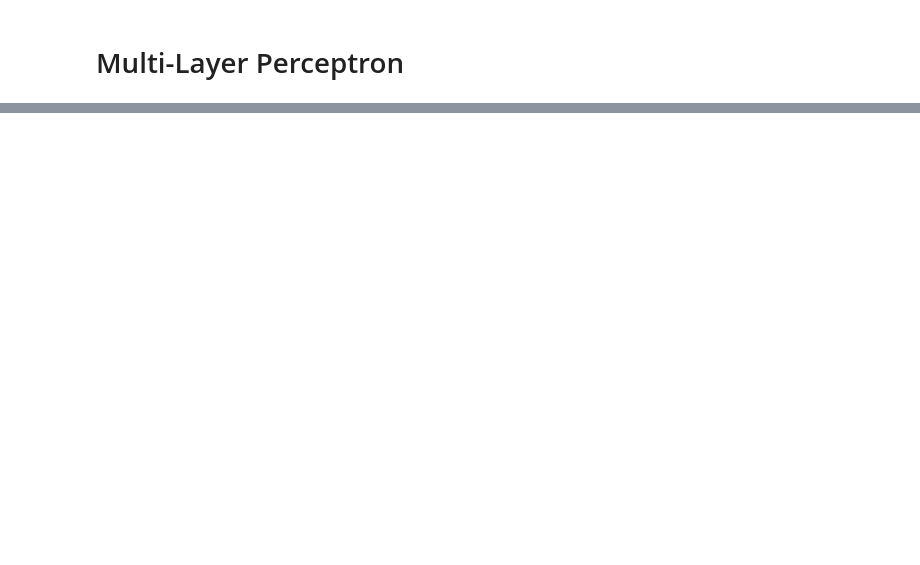
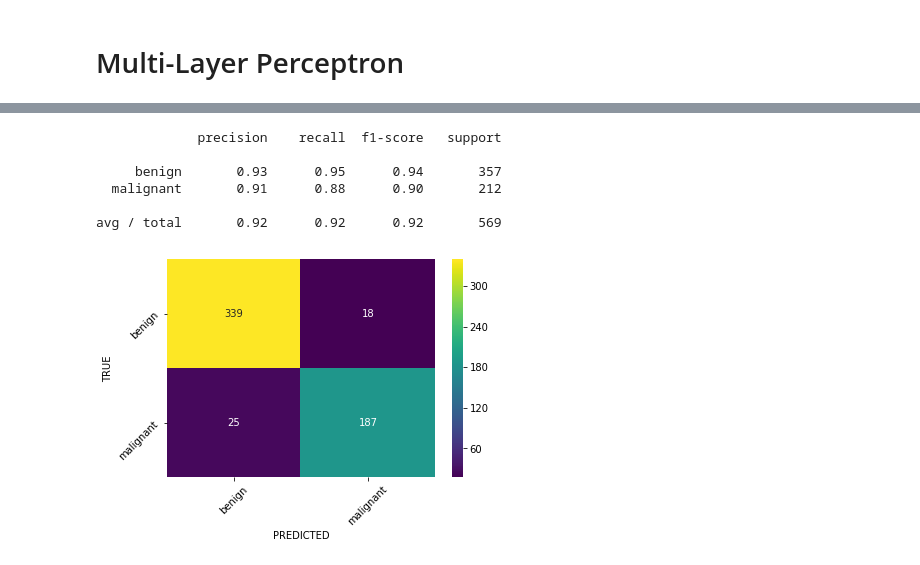
Before and after one commit to j4nw/nn-notebooks, a Jupyter notebook: multi_layer_perceptron_sklearn.ipynb, the cells around one changed output, grey strips where cells are left out. Cells and saved outputs as stored; diff of their text form; code cells hidden in the pictures; blank space fills up the shorter version.

```diff
--- a/multi_layer_perceptron_sklearn.ipynb
+++ b/multi_layer_perceptron_sklearn.ipynb
@@ -28,0 +104,18 @@ The default parameters for MLP used by sklearn can be seen [here](http://scikit-
+# %%
+clf = MLPClassifier(hidden_layer_sizes=(30,), activation='logistic', max_iter=1000)
+df = pd.read_csv('data/wdbc.data', header=None)
+X = df.values[:,2:]
+y = df.values[:,1]
+d = { 'B': 'benign', 'M': 'malignant' }
+y = list(map(lambda l: d[l], y))
+labels = list(sorted(set(y)))
+y_pred = cross_val_predict(clf, X, y, cv=10)
+show_report(y, y_pred, labels)
+# %% [output]
+             precision    recall  f1-score   support
+
+     benign       0.93      0.95      0.94       357
+  malignant       0.91      0.88      0.90       212
+
+avg / total       0.92      0.92      0.92       569
+[figure, added]
```
Also changed, not shown: parts of 16 cells of this notebook, 4 other files.
